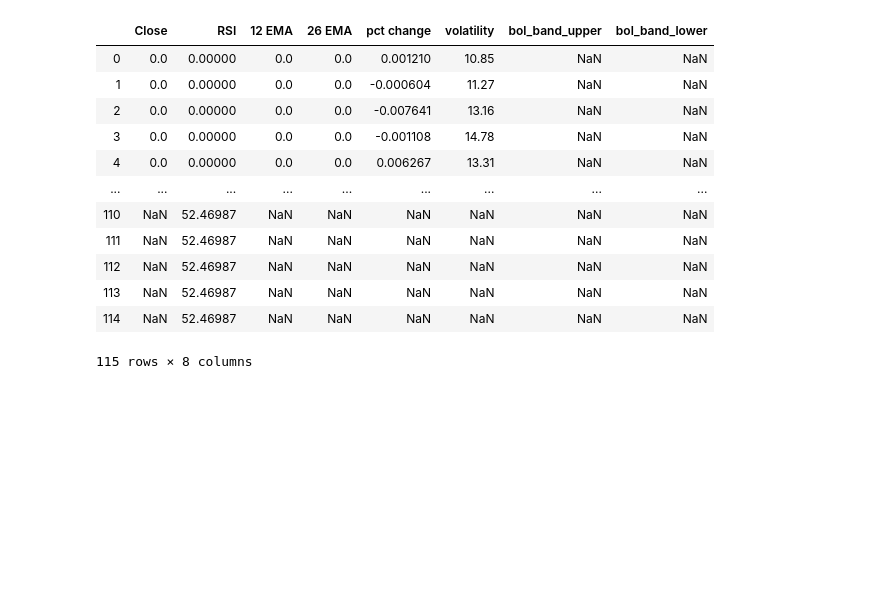
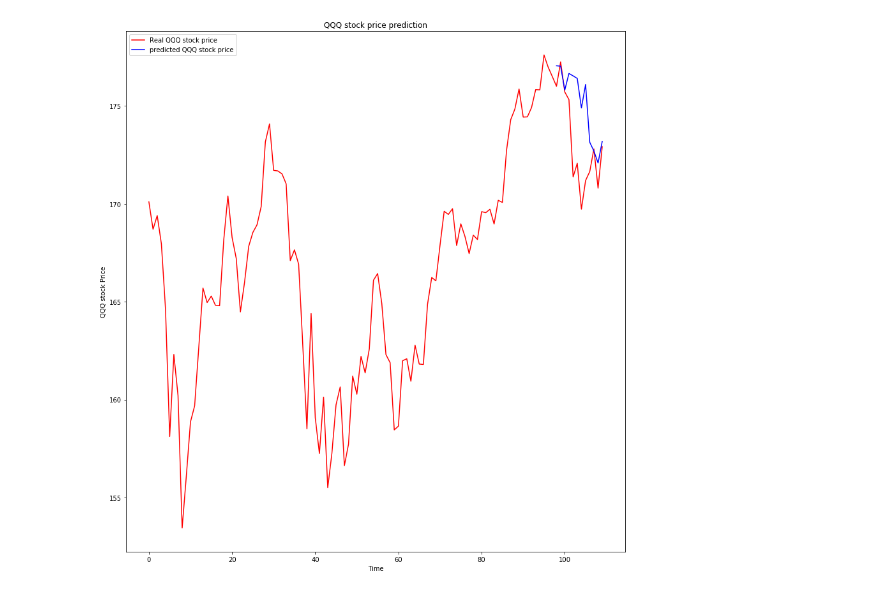
Before and after one commit to albud187/stock_analytics_prediction, a Jupyter notebook: prediction many to one.ipynb, the cells around one changed output. Saved outputs shown, nothing was run; the diff lists cells and outputs as text; code cells hidden in the pictures; blank space fills up the shorter version.

Commit message:
revised technical indicators and created new model

```diff
--- a/prediction many to one.ipynb
+++ b/prediction many to one.ipynb
@@ -629,16 +472,0 @@ plt.show()
-# %%
-df
-# %% [output]
-|  | Close | RSI | 12 EMA | 26 EMA | pct change | volatility | bol_band_upper | bol_band_lower |
-| 0 | 0.0 | 0.00000 | 0.0 | 0.0 | 0.001210 | 10.85 | NaN | NaN |
-| 1 | 0.0 | 0.00000 | 0.0 | 0.0 | -0.000604 | 11.27 | NaN | NaN |
-| 2 | 0.0 | 0.00000 | 0.0 | 0.0 | -0.007641 | 13.16 | NaN | NaN |
-| 3 | 0.0 | 0.00000 | 0.0 | 0.0 | -0.001108 | 14.78 | NaN | NaN |
-| 4 | 0.0 | 0.00000 | 0.0 | 0.0 | 0.006267 | 13.31 | NaN | NaN |
-| ... | ... | ... | ... | ... | ... | ... | ... | ... |
-| 110 | NaN | 52.46987 | NaN | NaN | NaN | NaN | NaN | NaN |
-| 111 | NaN | 52.46987 | NaN | NaN | NaN | NaN | NaN | NaN |
-| 112 | NaN | 52.46987 | NaN | NaN | NaN | NaN | NaN | NaN |
-| 113 | NaN | 52.46987 | NaN | NaN | NaN | NaN | NaN | NaN |
-| 114 | NaN | 52.46987 | NaN | NaN | NaN | NaN | NaN | NaN |
-115 rows × 8 columns
@@ -644,0 +595,44 @@ df
+# %%
+model = tf.keras.models.load_model('2020-06-28-2-regressor.model')
+QQQ = pd.read_csv('dataset_QQQ_8_20140207_to_20181231.csv')
+
+QQQ.drop('Date', axis =1, inplace = True)
+
+samples = 100
+scale = create_xy_scaled(QQQ,samples)[2]
+
+forecast = 10
+start = 1000
+end = start + 100
+df = QQQ[start:end].reset_index(drop=True)
+df_test = QQQ[start:end+forecast].reset_index(drop = True)
+
+for i in range(forecast):
+    input = rescale(df[-samples:], scale)
+    new_row_values = unscale(pred(input[-samples:], model), scale)
+    df = df.append(make_new_row(df.columns, new_row_values[0]), ignore_index = True)
+    #df['RSI'] = RSI(df, 9)
+    df['12 EMA'] = EMA(df, 12)
+    df['26 EMA'] = EMA(df, 26)
+    df['Close'] = close_price(df)
+    df['RSI div'] = RSI_div(df)
+    #df['bol band upper'] = bol_bands(df,20)[0]
+    #df['bol band lower'] = bol_bands(df,20)[1]
+
+df_out = df[-(forecast+2):].copy()
+
+actual = df_test['Close']
+pred = df_out['Close']
+
+plt.figure(figsize = (14,15))
+plt.plot(actual, color = 'red', label = 'Real QQQ stock price')
+plt.plot(pred, color = 'blue', label = 'predicted QQQ stock price')
+plt.title('QQQ stock price prediction')
+plt.xlabel('Time')
+plt.ylabel('QQQ stock Price')
+plt.legend()
+plt.show()
+
+#df['RSI'] cuasing divide by zero
+# %% [output]
+[figure, added]
```
Also changed, not shown: parts of 15 cells of this notebook, 6 other files.
